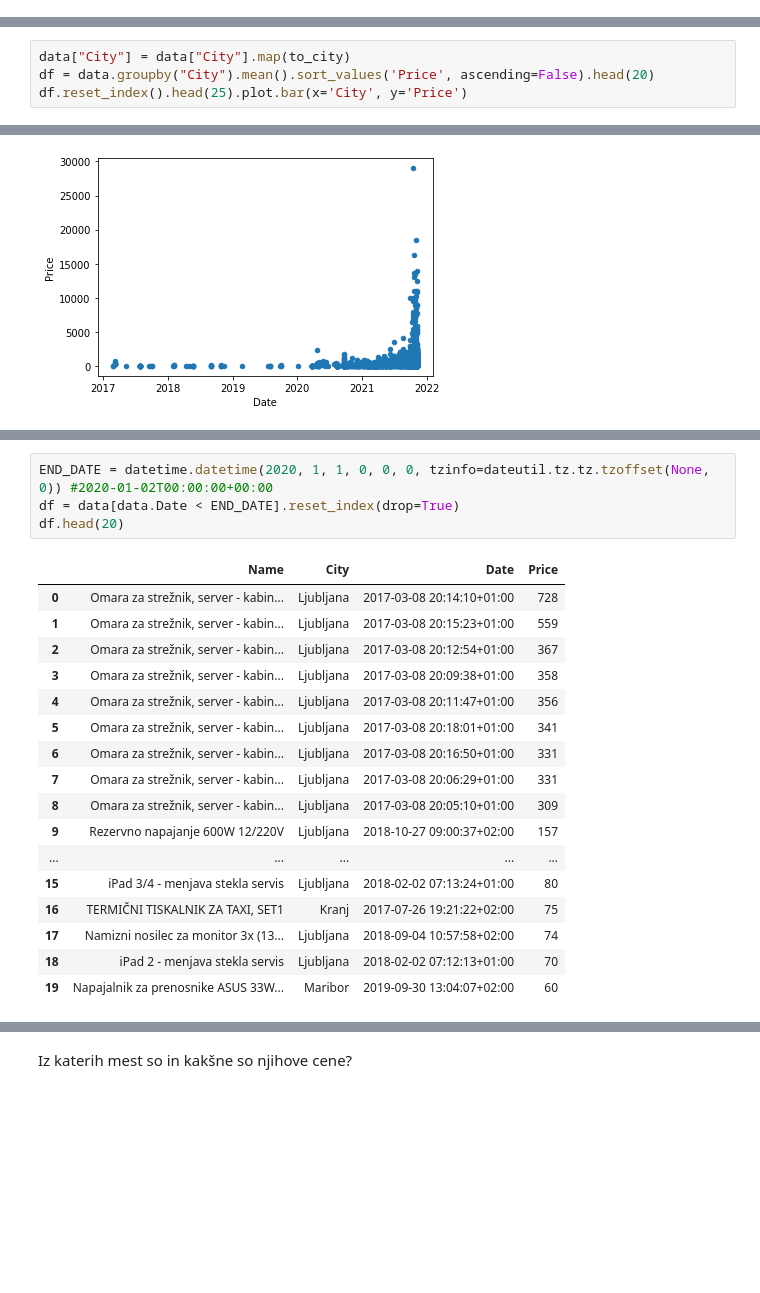
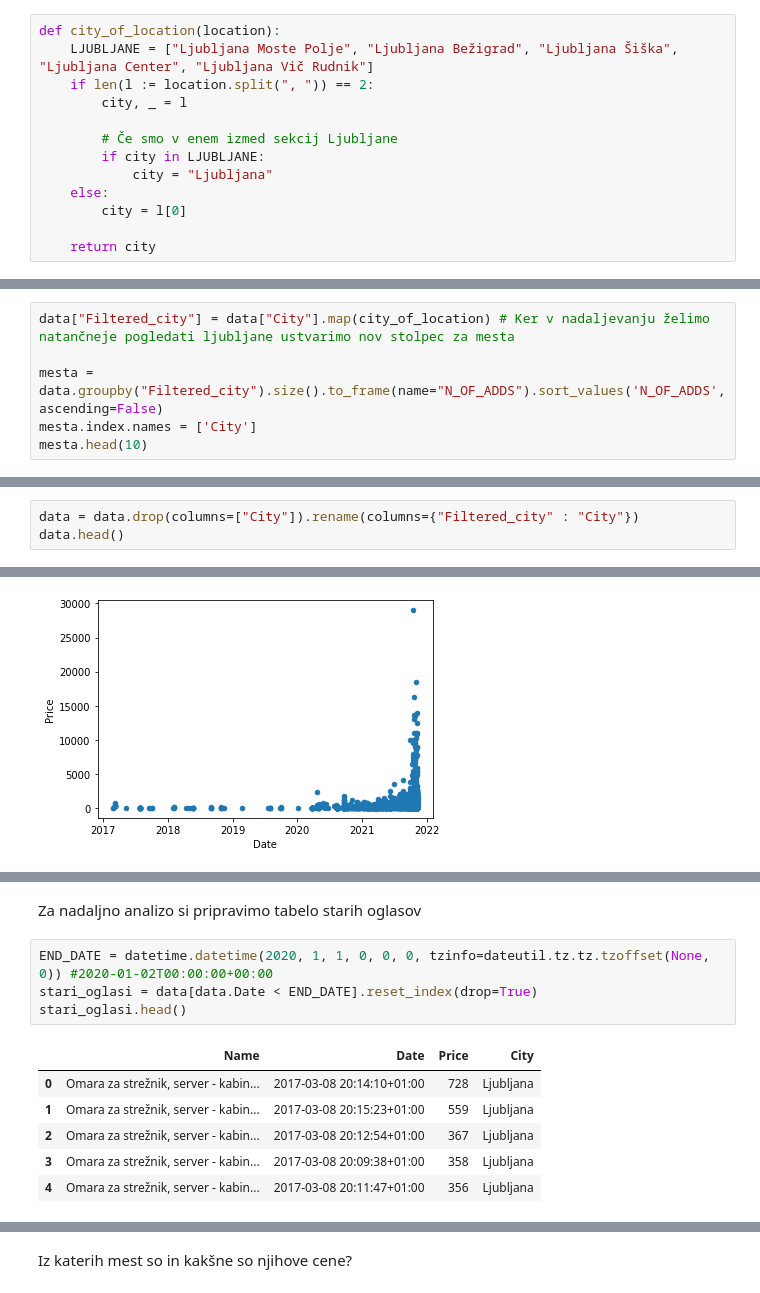
Before and after one commit to JakobPogacnikSouvent/bolha-racunalnistvo-advert-analysis, a Jupyter notebook: analiza.ipynb, the cells around one changed output, grey strips where cells are left out. Saved outputs shown, nothing was run; the diff lists cells and outputs as text; blank space fills up the shorter version.

```diff
--- a/analiza.ipynb
+++ b/analiza.ipynb
@@ -160,0 +237,13 @@ Povprečna cena oglasa pa je 316.24671679197996 EUR s standardno deviacijo 811.7
+# %%
+def city_of_location(location):
+    LJUBLJANE = ["Ljubljana Moste Polje", "Ljubljana Bežigrad", "Ljubljana Šiška", "Ljubljana Center", "Ljubljana Vič Rudnik"]
+    if len(l := location.split(", ")) == 2:
+        city, _ = l
+
+        # Če smo v enem izmed sekcij Ljubljane
+        if city in LJUBLJANE:
+            city = "Ljubljana"
+    else:
+        city = l[0]
+
+    return city
@@ -160,0 +272,6 @@ Povprečna cena oglasa pa je 316.24671679197996 EUR s standardno deviacijo 811.7
+# %%
+data["Filtered_city"] = data["City"].map(city_of_location) # Ker v nadaljevanju želimo natančneje pogledati ljubljane ustvarimo nov stolpec za mesta
+
+mesta = data.groupby("Filtered_city").size().to_frame(name="N_OF_ADDS").sort_values('N_OF_ADDS', ascending=False)
+mesta.index.names = ['City']
+mesta.head(10)
@@ -160,0 +408,3 @@ Povprečna cena oglasa pa je 316.24671679197996 EUR s standardno deviacijo 811.7
+# %%
+data = data.drop(columns=["City"]).rename(columns={"Filtered_city" : "City"})
+data.head()
@@ -161,6 +454,2 @@ Povprečna cena oglasa pa je 316.24671679197996 EUR s standardno deviacijo 811.7
 # %% [markdown]
 Katera mesta pa imajo v povprečju najdražje oglase?
-# %%
-data["City"] = data["City"].map(to_city)
-df = data.groupby("City").mean().sort_values('Price', ascending=False).head(20)
-df.reset_index().head(25).plot.bar(x='City', y='Price')
@@ -204,22 +598,13 @@ Presenetljivo so najdražji artikli tudi najnovejši. Kateri pa so najstarejši
+# %% [markdown]
+Za nadaljno analizo si pripravimo tabelo starih oglasov
 # %%
 END_DATE = datetime.datetime(2020, 1, 1, 0, 0, 0, tzinfo=dateutil.tz.tz.tzoffset(None, 0)) #2020-01-02T00:00:00+00:00
-df = data[data.Date < END_DATE].reset_index(drop=True)
-df.head(20)
+stari_oglasi = data[data.Date < END_DATE].reset_index(drop=True)
+stari_oglasi.head()
 # %% [output]
-|  | Name | City | Date | Price |
-| 0 | Omara za strežnik, server - kabin... | Ljubljana | 2017-03-08 20:14:10+01:00 | 728 |
-| 1 | Omara za strežnik, server - kabin... | Ljubljana | 2017-03-08 20:15:23+01:00 | 559 |
-| 2 | Omara za strežnik, server - kabin... | Ljubljana | 2017-03-08 20:12:54+01:00 | 367 |
-| 3 | Omara za strežnik, server - kabin... | Ljubljana | 2017-03-08 20:09:38+01:00 | 358 |
-| 4 | Omara za strežnik, server - kabin... | Ljubljana | 2017-03-08 20:11:47+01:00 | 356 |
-| 5 | Omara za strežnik, server - kabin... | Ljubljana | 2017-03-08 20:18:01+01:00 | 341 |
-| 6 | Omara za strežnik, server - kabin... | Ljubljana | 2017-03-08 20:16:50+01:00 | 331 |
-| 7 | Omara za strežnik, server - kabin... | Ljubljana | 2017-03-08 20:06:29+01:00 | 331 |
-| 8 | Omara za strežnik, server - kabin... | Ljubljana | 2017-03-08 20:05:10+01:00 | 309 |
-| 9 | Rezervno napajanje 600W 12/220V | Ljubljana | 2018-10-27 09:00:37+02:00 | 157 |
-| ... | ... | ... | ... | ... |
-| 15 | iPad 3/4 - menjava stekla servis | Ljubljana | 2018-02-02 07:13:24+01:00 | 80 |
-| 16 | TERMIČNI TISKALNIK ZA TAXI, SET1 | Kranj | 2017-07-26 19:21:22+02:00 | 75 |
-| 17 | Namizni nosilec za monitor 3x (13... | Ljubljana | 2018-09-04 10:57:58+02:00 | 74 |
-| 18 | iPad 2 - menjava stekla servis | Ljubljana | 2018-02-02 07:12:13+01:00 | 70 |
-| 19 | Napajalnik za prenosnike ASUS 33W... | Maribor | 2019-09-30 13:04:07+02:00 | 60 |
+|  | Name | Date | Price | City |
+| 0 | Omara za strežnik, server - kabin... | 2017-03-08 20:14:10+01:00 | 728 | Ljubljana |
+| 1 | Omara za strežnik, server - kabin... | 2017-03-08 20:15:23+01:00 | 559 | Ljubljana |
+| 2 | Omara za strežnik, server - kabin... | 2017-03-08 20:12:54+01:00 | 367 | Ljubljana |
+| 3 | Omara za strežnik, server - kabin... | 2017-03-08 20:09:38+01:00 | 358 | Ljubljana |
+| 4 | Omara za strežnik, server - kabin... | 2017-03-08 20:11:47+01:00 | 356 | Ljubljana |
```
Also changed, not shown: parts of 124 cells of this notebook.
